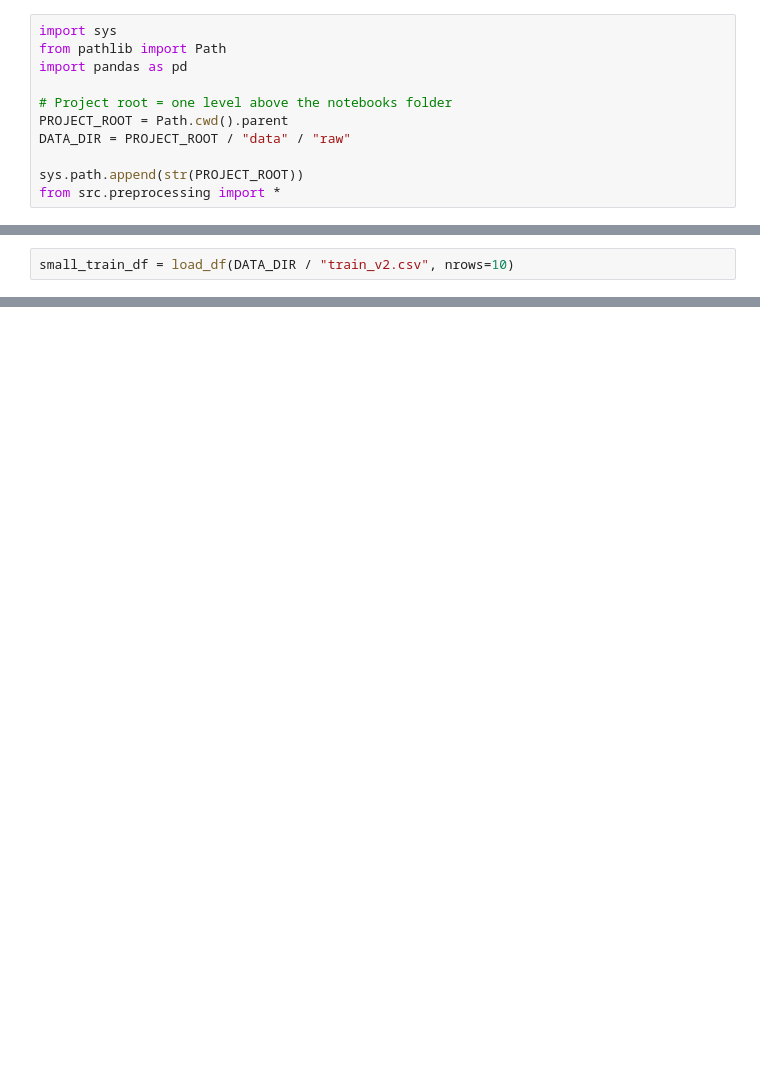
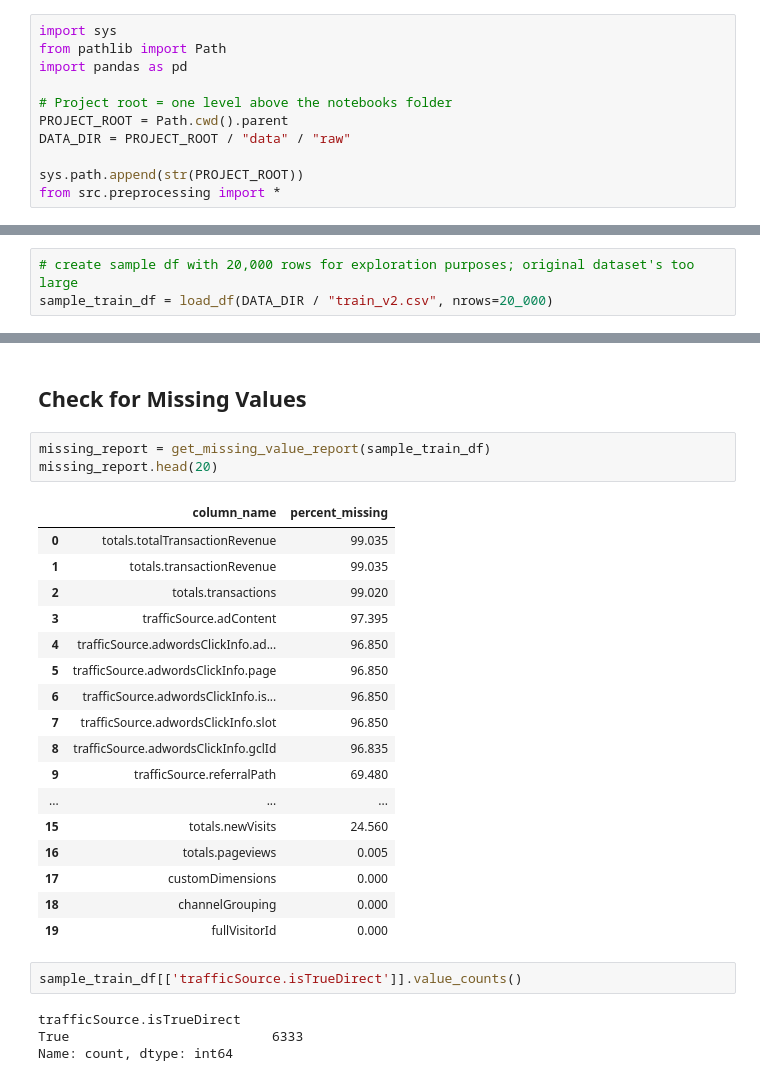
Before and after one commit to abajr516/google-merchandise-revenue-prediction, a Jupyter notebook: notebooks/01_data_cleaning.ipynb, the cells around one changed output, grey strips where cells are left out. Saved outputs shown, nothing was run; the diff lists cells and outputs as text; blank space fills up the shorter version.

Commit message:
creating data cleaning functions

```diff
--- a/notebooks/01_data_cleaning.ipynb
+++ b/notebooks/01_data_cleaning.ipynb
@@ -32,3 +37,4 @@ We can see that four features in the train & test datasets are in the JSON form
 # %%
-small_train_df = load_df(DATA_DIR / "train_v2.csv", nrows=10)
+# create sample df with 20,000 rows for exploration purposes; original dataset's too large
+sample_train_df = load_df(DATA_DIR / "train_v2.csv", nrows=20_000)
 # %% [output]
@@ -45,0 +83,29 @@ small_train_df.head(5)
+# %% [markdown]
+## Check for Missing Values
+# %%
+missing_report = get_missing_value_report(sample_train_df)
+missing_report.head(20)
+# %% [output]
+|  | column_name | percent_missing |
+| 0 | totals.totalTransactionRevenue | 99.035 |
+| 1 | totals.transactionRevenue | 99.035 |
+| 2 | totals.transactions | 99.020 |
+| 3 | trafficSource.adContent | 97.395 |
+| 4 | trafficSource.adwordsClickInfo.ad... | 96.850 |
+| 5 | trafficSource.adwordsClickInfo.page | 96.850 |
+| 6 | trafficSource.adwordsClickInfo.is... | 96.850 |
+| 7 | trafficSource.adwordsClickInfo.slot | 96.850 |
+| 8 | trafficSource.adwordsClickInfo.gclId | 96.835 |
+| 9 | trafficSource.referralPath | 69.480 |
+| ... | ... | ... |
+| 15 | totals.newVisits | 24.560 |
+| 16 | totals.pageviews | 0.005 |
+| 17 | customDimensions | 0.000 |
+| 18 | channelGrouping | 0.000 |
+| 19 | fullVisitorId | 0.000 |
+# %%
+sample_train_df[['trafficSource.isTrueDirect']].value_counts()
+# %% [output]
+trafficSource.isTrueDirect
+True                          6333
+Name: count, dtype: int64
```
Also changed, not shown: parts of 13 cells of this notebook, 1 other file.
